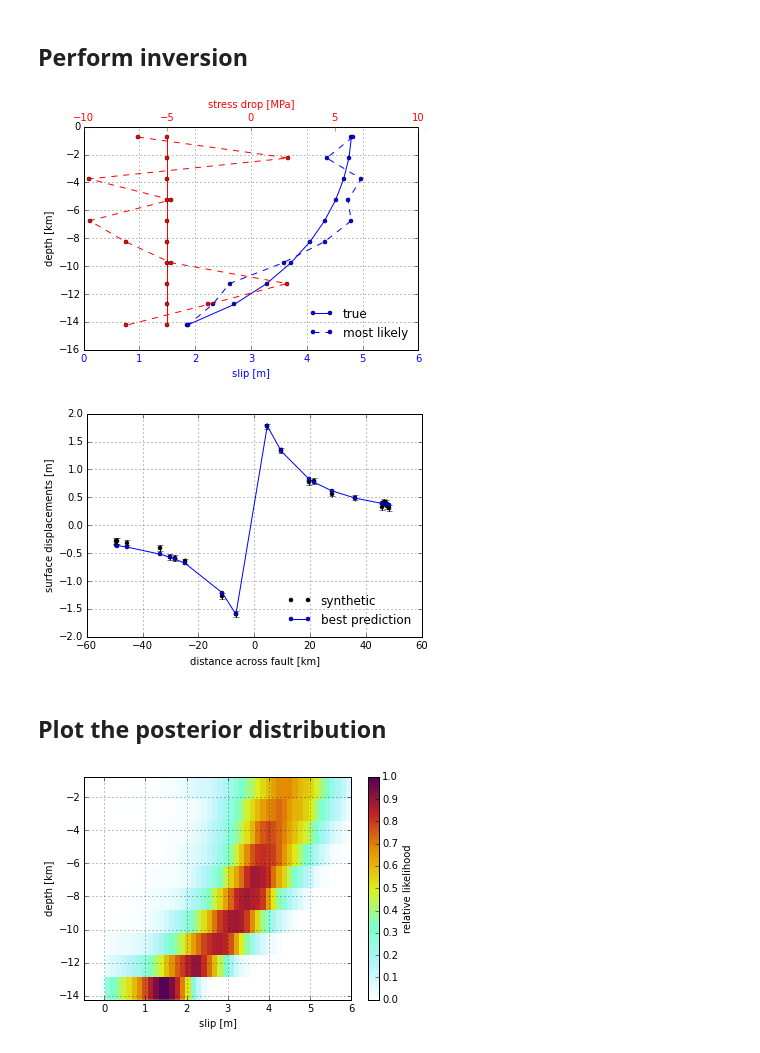
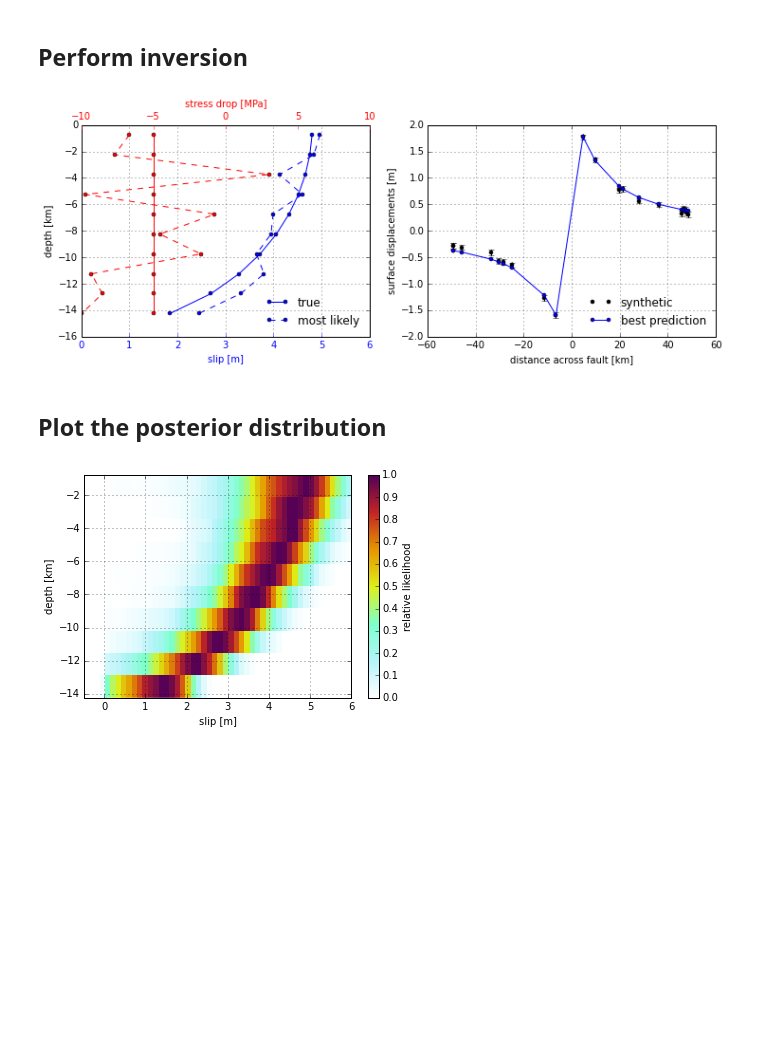
Before and after one commit to treverhines/MendenhallProposal, a Jupyter notebook: 2Ddemo.ipynb, the cells around one changed output. Cells and saved outputs as stored; diff of their text form; code cells hidden in the pictures; blank space fills up the shorter version.

```diff
--- a/2Ddemo.ipynb
+++ b/2Ddemo.ipynb
@@ -158,7 +176,9 @@ ax.grid()
 # %% [markdown]
 ## Define Metropolis-Hastings algorithm
 # %%
-def metropolis_hastings(initial_state,step_size,Lprior_func,Lobs_func,iterations=1000):
+def metropolis_hastings(initial_state,step_size,
+                        Lprior_func,Lobs_func,
+                        iterations=1000):
   # initialize output arrays for the postserior samples
   # and the posterior likelihoods
   states = []
@@ -166,12 +186,14 @@ def metropolis_hastings(initial_state,step_size,Lprior_func,Lobs_func,iterations
   Lprior = Lprior_func(initial_state)
   if Lprior <= 0.0:
     raise ValueError(
-      'prior likelihood at initial state is less than or equal to zero')
+      'prior likelihood at initial state is less than or '
+      'equal to zero')
 
   Lobs = Lobs_func(initial_state)
   if Lobs <= 0.0:
     raise ValueError(
-      'observation likelihood at initial state is less than or equal to zero')
+      'observation likelihood at initial state is less '
+      'than or equal to zero')
 
   states += [initial_state]
   Lposts += [Lprior*Lobs]
@@ -216,8 +238,11 @@ def prior_likelihood(model):
   if np.any(stress_drop < -10.0e6):
     return 0.0
 
+  # if the slip directions and stress drops are agree with
+  # the prior then compute the likelihood based on the
+  # potency of the test model
   potency = np.sum(model)*15000.0
-  return np.exp(-0.5*((potency-580000.0)/100000.0)**2)
+  return np.exp(-0.5*((potency-600000.0)/100000.0)**2)
 # %% [markdown]
 ## Define observation likelihood
 # %%
@@ -229,46 +254,65 @@ def observation_likelihood(model):
 # %%
 initial_state = 0.1 + np.zeros(M)
 step_size = 0.05*np.ones(M)
-post_ensemble,post_likelihood = metropolis_hastings(initial_state,step_size,
-                                                    prior_likelihood,
-                                                    observation_likelihood,iterations=1000000)
+
+# find the ensemble of posterior slip models and their
+# corresponding likelihoods
+post_ensemble,post_likelihood = metropolis_hastings(
+    initial_state,step_size,prior_likelihood,
+    observation_likelihood,iterations=1000000)
+
+# find the most likely slip model
 best_slip = post_ensemble[np.argmax(post_likelihood)]
-#best_slip = scipy.optimize.nnls(G,data)[0]
+
+# compute the stress drop for the most likely model
 best_stress_drop = K.dot(best_slip)
+
+# compute the predicted surface displacements
 predicted_data = G.dot(best_slip)
 
-fig,ax1 = plt.subplots()
+
+# plot the solution
+fig,axs = plt.subplots(1,2,figsize=(12,4))
+ax1 = axs[0]
 ax2 = ax1.twiny()
 plt.figure(1)
-ax1.plot(true_slip,segment_centers/1000.0,'bo-',markersize=4)
-ax1.plot(best_slip,segment_centers/1000.0,'bo--',markersize=4)
-ax2.plot(true_stress_drop/1e6,segment_centers/1000.0,'ro-',markersize=4)
-ax2.plot(best_stress_drop/1e6,segment_centers/1000.0,'ro--',markersize=4)
+ax1.plot(true_slip,segment_centers/1000.0,'bo-',
+         markersize=4)
+ax1.plot(best_slip,segment_centers/1000.0,'bo--',
+         markersize=4)
+ax2.plot(true_stress_drop/1e6,segment_centers/1000.0,'ro-',
+         markersize=4)
+ax2.plot(best_stress_drop/1e6,segment_centers/1000.0,'ro--',
+         markersize=4)
 ax1.set_xlabel('slip [m]',color='b')
 ax1.set_xlim((0.0,6.0))
 ax2.set_xlabel('stress drop [MPa]',color='r')
 ax2.set_xlim((-10,10))
 ax1.set_ylabel('depth [km]')
 ax1.legend(['true','most likely'],loc=4,frameon=False)
 ax1.grid()
 ax1.tick_params(axis='x', colors='blue')
 ax2.tick_params(axis='x', colors='red')
 
-fig,ax = plt.subplots()
-ax.errorbar(obs_x/1000.0,data,sigma,0*sigma,fmt='ko',markersize=4)
+ax = axs[1]
+ax.errorbar(obs_x/1000.0,data,sigma,0*sigma,fmt='ko',
+            markersize=4)
 idx = np.argsort(obs_x)
-ax.plot(obs_x[idx]/1000.0,predicted_data[idx],'bo-',markersize=4)
+ax.plot(obs_x[idx]/1000.0,predicted_data[idx],'bo-',
+        markersize=4)
 ax.set_xlabel('distance across fault [km]')
 ax.set_ylabel('surface displacements [m]')
-ax.legend(['synthetic','best prediction'],loc=4,frameon=False)
+ax.legend(['synthetic','best prediction'],loc=4,
+          frameon=False)
 ax.grid()
+
+plt.show()
 # %% [output]
-[figure, old version]
+[figure, new version]
-[figure, removed]
 # %% [markdown]
 ## Plot the posterior distribution
 # %%
-#create a 2D histogram of inferred slip as a function of depth
+#Plot the marginal PDFs for each fault segment
 Nbins = 50
 bin_edges = np.linspace(-0.5,6,Nbins+1)
 bins = np.array(zip(bin_edges[:-1],bin_edges[1:]))
@@ -277,7 +321,9 @@ bin_counts = np.zeros((M,Nbins))
 for idx,b in enumerate(bins):
   bin_counts[:,idx] = np.sum((post_ensemble > b[0]) & (post_ensemble < b[1]),axis=0)
 
-bin_counts /= np.max(bin_counts)
+max_counts = np.max(bin_counts,axis=1)
+bin_counts /= max_counts[:,None]
+
 im = plt.imshow(bin_counts,cmap=myplot.cm.slip2,
                 extent=[-0.5,6,segment_centers[-1]/1000.0,segment_centers[0]/1000.0],
                 aspect='auto',interpolation='none')
@@ -287,4 +333,4 @@ plt.ylabel('depth [km]')
 cbar.set_label('relative likelihood')
 plt.grid()
 # %% [output]
-[figure, old version]
+[figure, new version]
```
Also changed, not shown: parts of 7 cells of this notebook, 9 other files.
